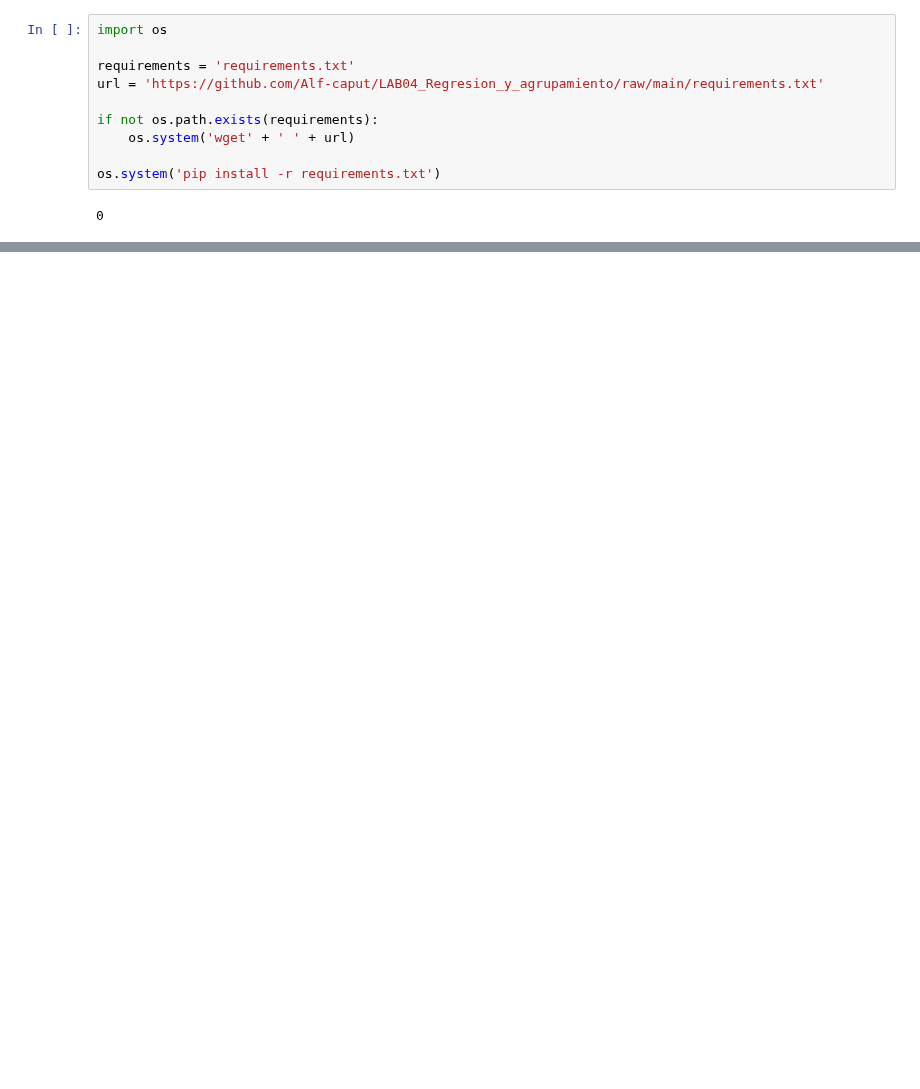
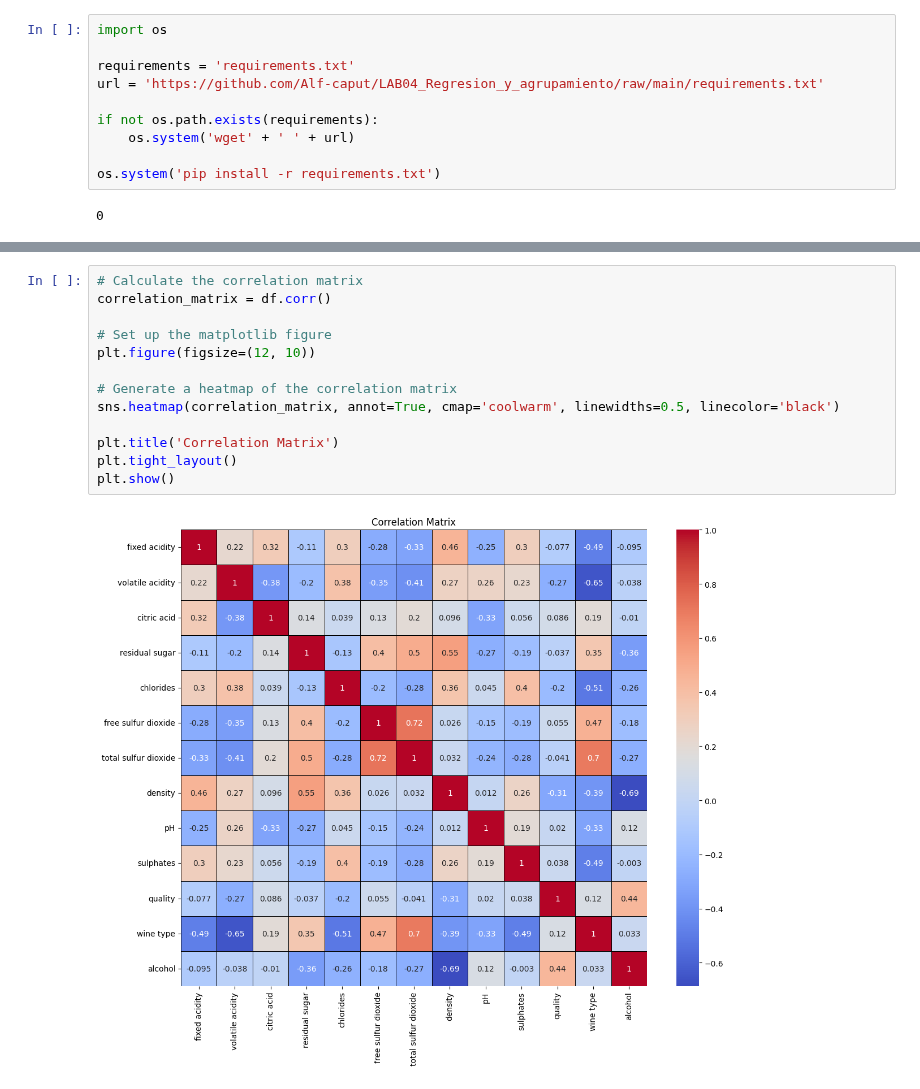
Before and after one commit to Alf-caput/LAB04_Regresion_y_agrupamiento, a Jupyter notebook: LAB04 Regresion_y_agrupamientov2.ipynb, the cells around one changed output, grey strips where cells are left out. Cells and saved outputs as stored; diff of their text form; blank space fills up the shorter version.

```diff
--- a/LAB04 Regresion_y_agrupamientov2.ipynb
+++ b/LAB04 Regresion_y_agrupamientov2.ipynb
@@ -27,0 +128,15 @@ os.system('pip install -r requirements.txt')
+# %%
+# Calculate the correlation matrix
+correlation_matrix = df.corr()
+
+# Set up the matplotlib figure
+plt.figure(figsize=(12, 10))
+
+# Generate a heatmap of the correlation matrix
+sns.heatmap(correlation_matrix, annot=True, cmap='coolwarm', linewidths=0.5, linecolor='black')
+
+plt.title('Correlation Matrix')
+plt.tight_layout()
+plt.show()
+# %% [output]
+[figure, added]
```
Also changed, not shown: parts of 26 cells of this notebook.
